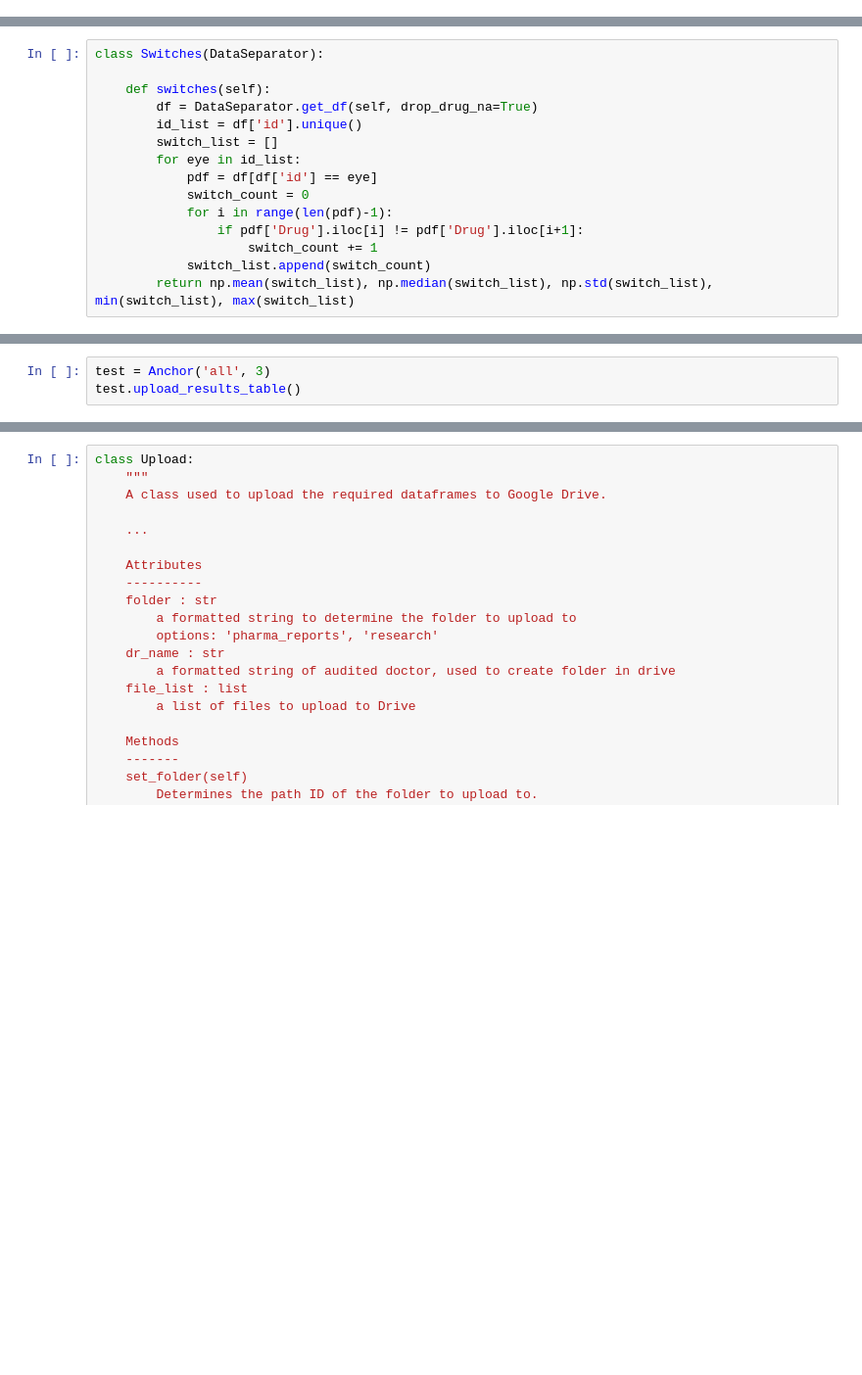
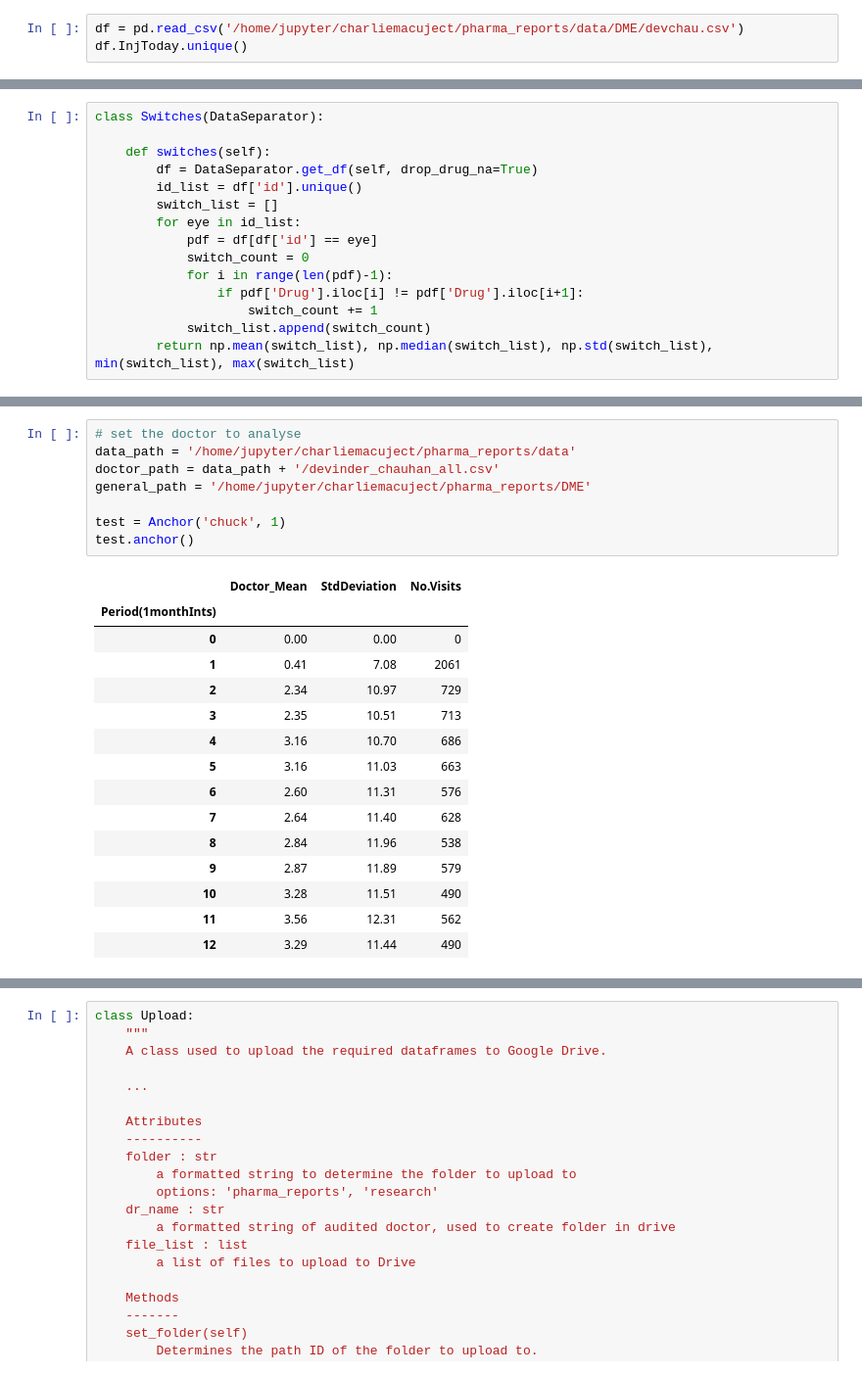
Before and after one commit to charlieoneill23/charliemacuject, a Jupyter notebook: pharma_reports/DME/DMEAudit.ipynb, the cells around one changed output, grey strips where cells are left out. Shown at 98% size. Cells and saved outputs as stored; diff of their text form; blank space fills up the shorter version.

```diff
--- a/pharma_reports/DME/DMEAudit.ipynb
+++ b/pharma_reports/DME/DMEAudit.ipynb
@@ -204,0 +222,3 @@ len(a), len(b), len(c)
+# %%
+df = pd.read_csv('/home/jupyter/charliemacuject/pharma_reports/data/DME/devchau.csv')
+df.InjToday.unique()
@@ -942,6 +992,27 @@ class Anchor(DataSeparator):
     def upload_results_table(self):
         dataframe = self.anchor()
         dataframe.to_csv(general_path + '/anchor.csv')
-# %%
-test = Anchor('all', 3)
-test.upload_results_table()
+# %%
+# set the doctor to analyse
+data_path = '/home/jupyter/charliemacuject/pharma_reports/data'
+doctor_path = data_path + '/devinder_chauhan_all.csv'
+general_path = '/home/jupyter/charliemacuject/pharma_reports/DME'
+
+test = Anchor('chuck', 1)
+test.anchor()
+# %% [output]
+|  | Doctor_Mean | StdDeviation | No.Visits |
+| Period(1monthInts) |  |  |  |
+| 0 | 0.00 | 0.00 | 0 |
+| 1 | 0.41 | 7.08 | 2061 |
+| 2 | 2.34 | 10.97 | 729 |
+| 3 | 2.35 | 10.51 | 713 |
+| 4 | 3.16 | 10.70 | 686 |
+| 5 | 3.16 | 11.03 | 663 |
+| 6 | 2.60 | 11.31 | 576 |
+| 7 | 2.64 | 11.40 | 628 |
+| 8 | 2.84 | 11.96 | 538 |
+| 9 | 2.87 | 11.89 | 579 |
+| 10 | 3.28 | 11.51 | 490 |
+| 11 | 3.56 | 12.31 | 562 |
+| 12 | 3.29 | 11.44 | 490 |
```
Also changed, not shown: parts of 14 cells of this notebook, 7 other files.
